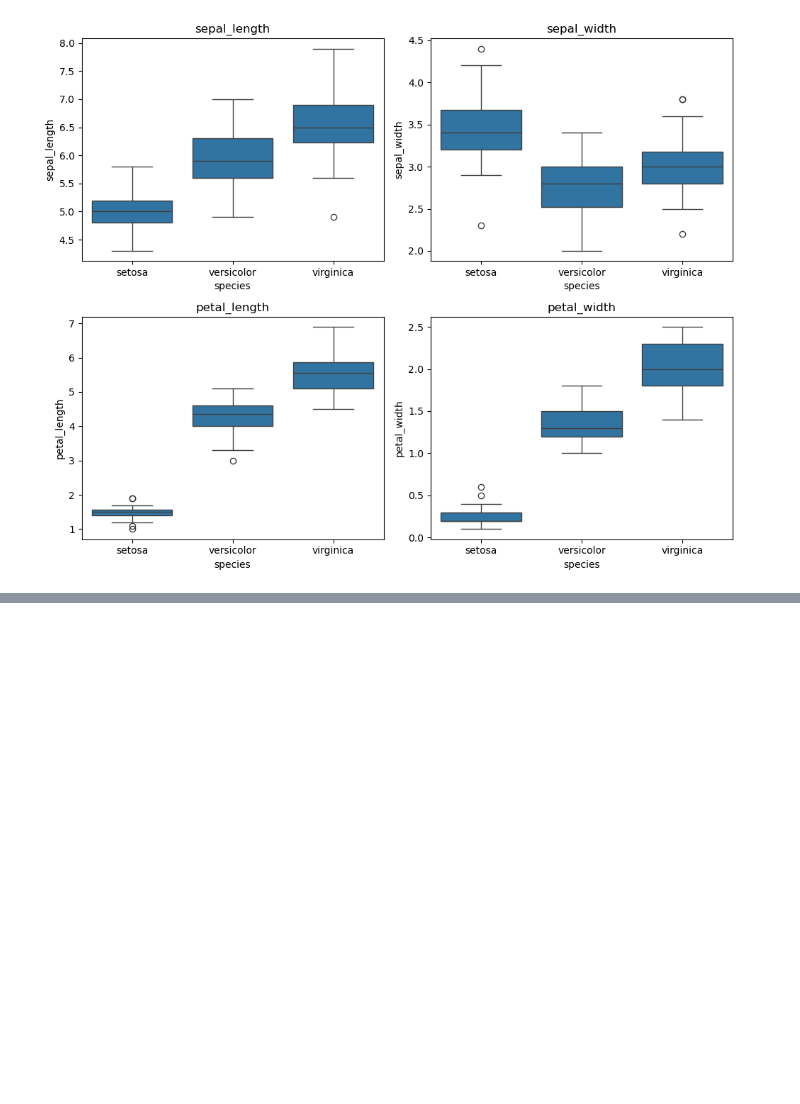
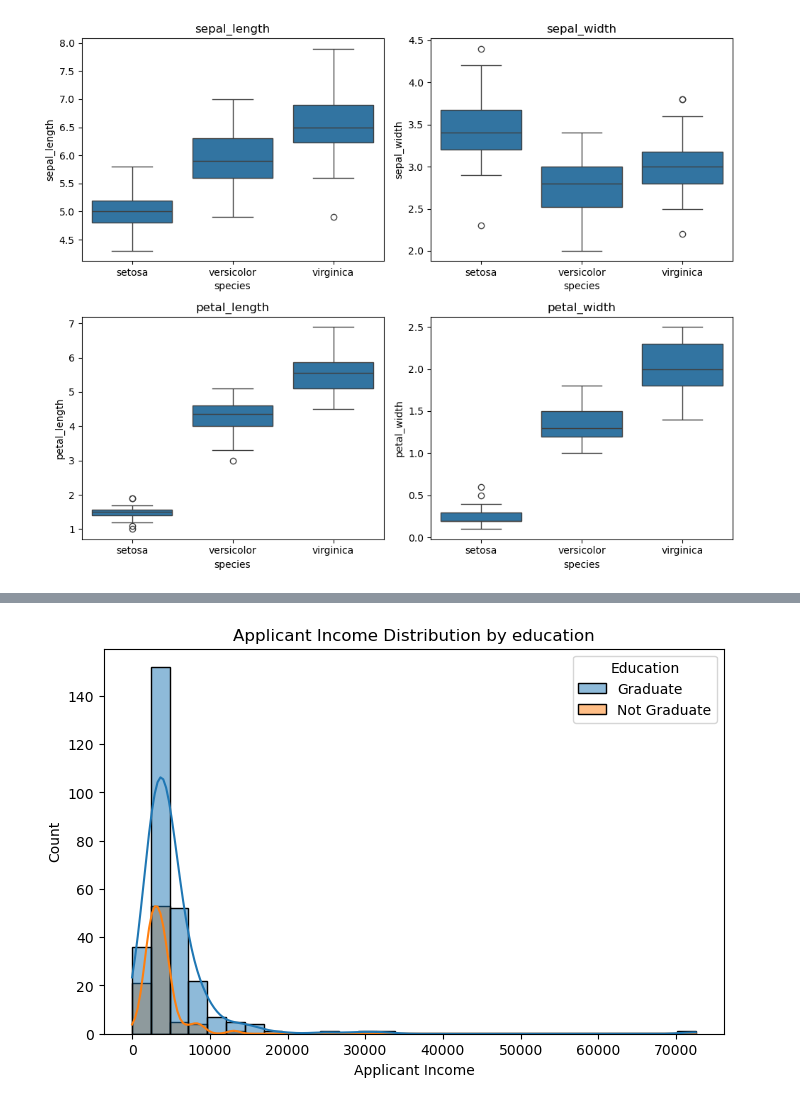
Before and after one commit to mahadkashif3500/DHC-2304_Mahad-Bin-Kashif, a Jupyter notebook: DHC-2304_Mahad Bin Kashif.ipynb, the cells around one changed output, grey strips where cells are left out. Drawn from its saved outputs; the diff is of its cells as text; code cells hidden in the pictures; blank space fills up the shorter version.

```diff
--- a/DHC-2304_Mahad Bin Kashif.ipynb
+++ b/DHC-2304_Mahad Bin Kashif.ipynb
@@ -125,0 +212,11 @@ plt.show()
+# %%
+#EDA
+plt.figure(figsize=(8,5))
+sns.histplot( data=df, x='ApplicantIncome', hue='Education', bins=30, kde=True)
+
+plt.title('Applicant Income Distribution by education')
+plt.xlabel('Applicant Income')
+
+plt.show()
+# %% [output]
+[figure, added]
```
Also changed, not shown: parts of 31 cells of this notebook, 2 other files.
